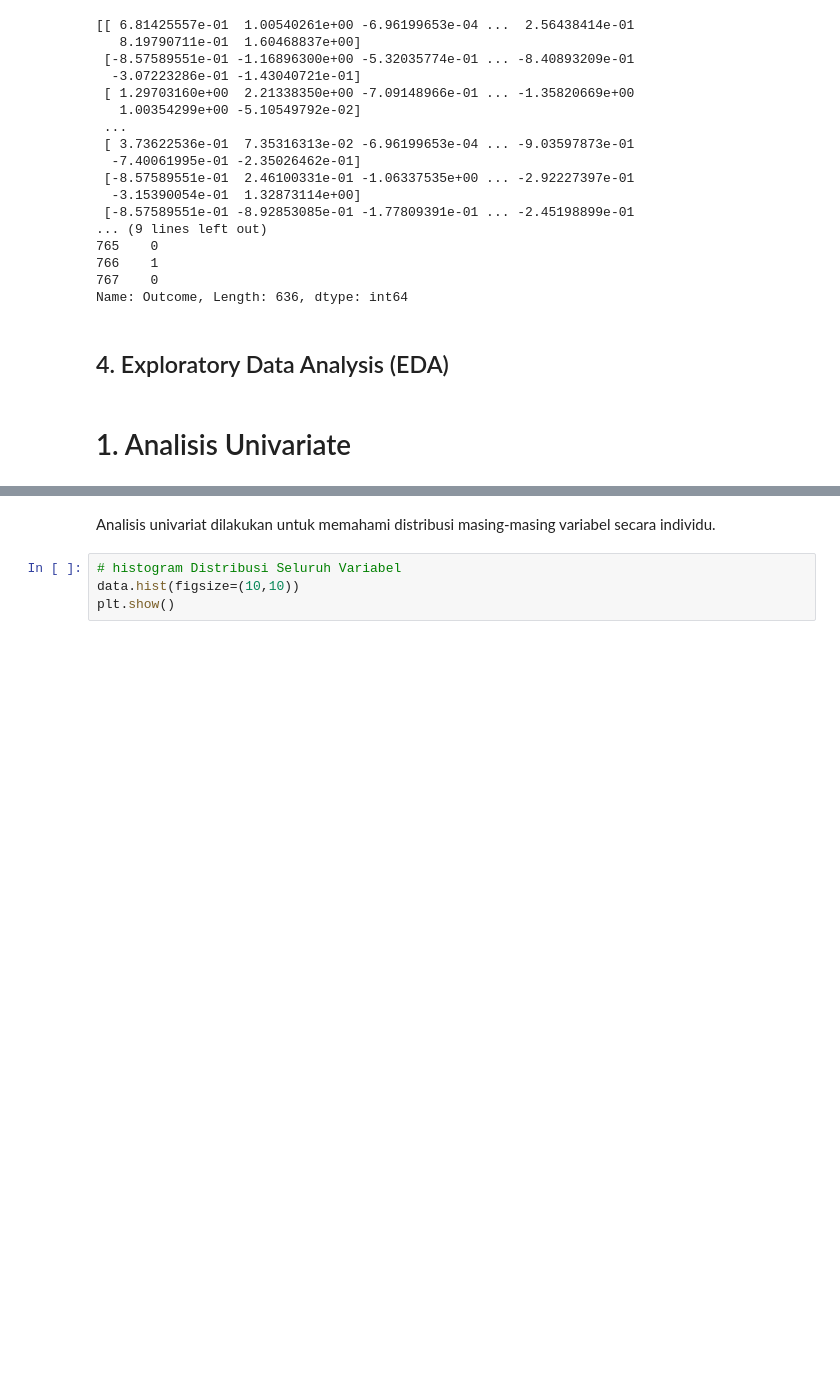
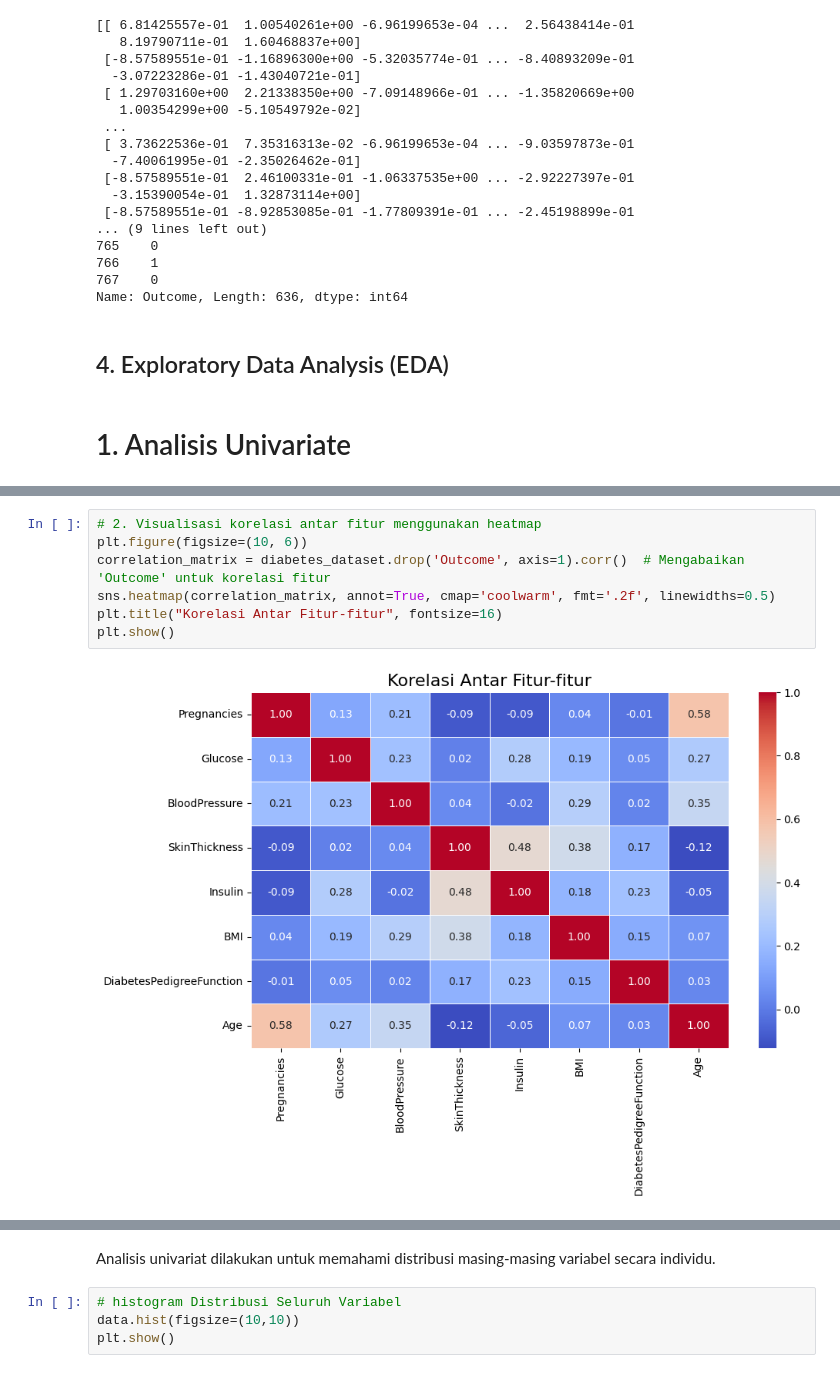
Before and after one commit to HelgaFaisa/Project_Predict, a Jupyter notebook: flask/diabetes.ipynb, the cells around one changed output, grey strips where cells are left out. Cells and saved outputs as stored; diff of their text form; blank space fills up the shorter version.

```diff
--- a/flask/diabetes.ipynb
+++ b/flask/diabetes.ipynb
@@ -284,0 +303,9 @@ Name: Outcome, Length: 636, dtype: int64
+# %%
+# 2. Visualisasi korelasi antar fitur menggunakan heatmap
+plt.figure(figsize=(10, 6))
+correlation_matrix = diabetes_dataset.drop('Outcome', axis=1).corr()  # Mengabaikan 'Outcome' untuk korelasi fitur
+sns.heatmap(correlation_matrix, annot=True, cmap='coolwarm', fmt='.2f', linewidths=0.5)
+plt.title("Korelasi Antar Fitur-fitur", fontsize=16)
+plt.show()
+# %% [output]
+[figure, added]
```
Also changed, not shown: parts of 7 cells of this notebook, 5 other files.
